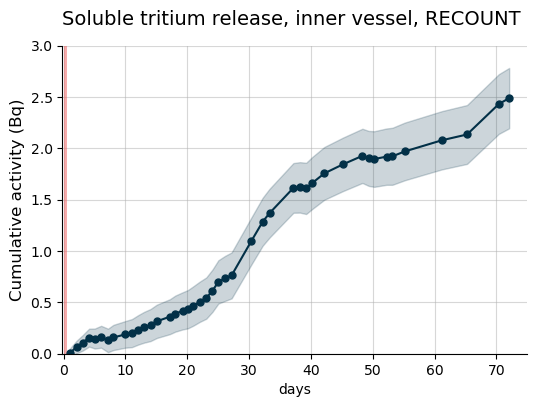
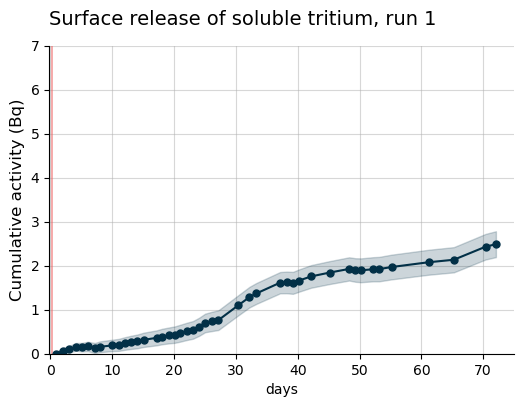
Code edit (unified diff) that turned the first committed figure into the second:
--- before
+++ after
@@ -24,6 +24,6 @@
 )
 
-plt.title("Soluble tritium release, inner vessel, RECOUNT", loc="left", fontsize=14, pad=15)
-plt.ylim(top=3)
+plt.title("Surface release of soluble tritium, run 1", loc="left", fontsize=14, pad=15)
+plt.ylim(top=7)
 plt.xlim(right = 75)
 plt.xlim(left = -0.2)

Commit: Running tritium data